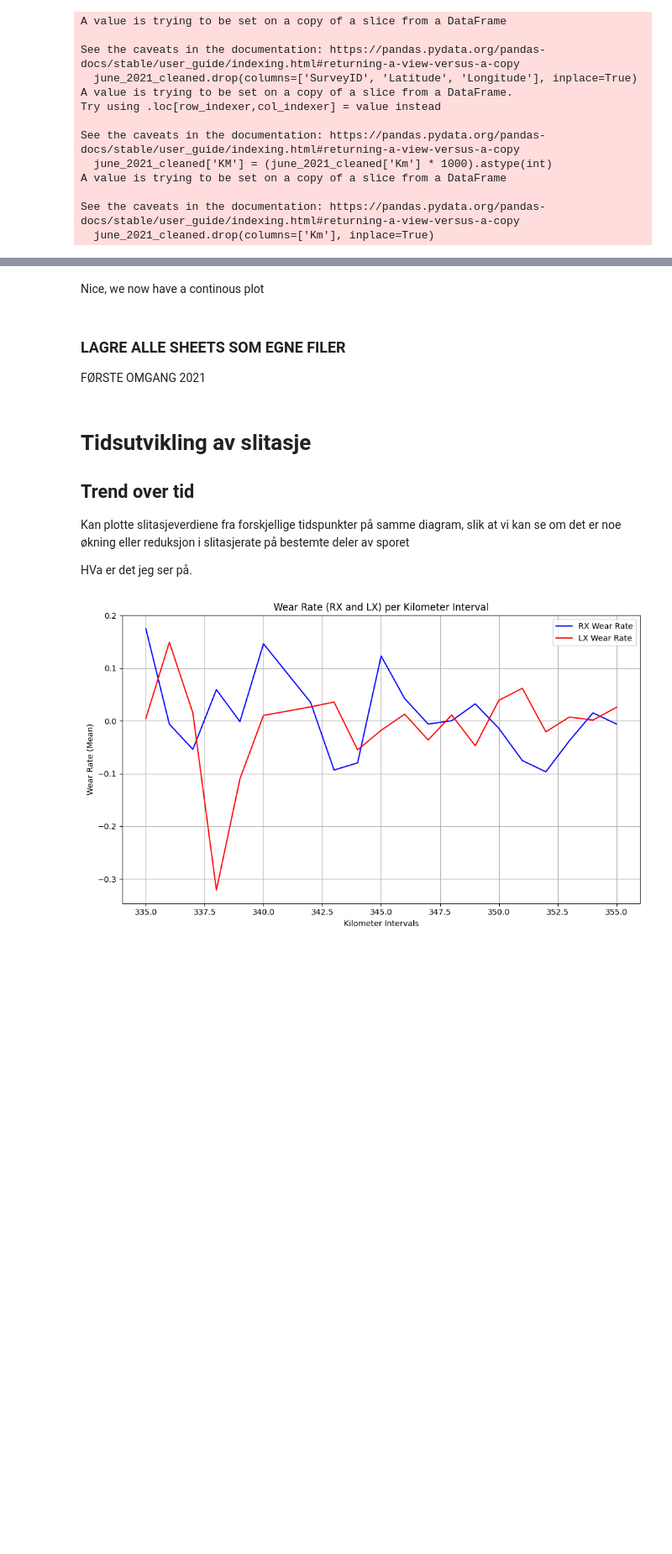
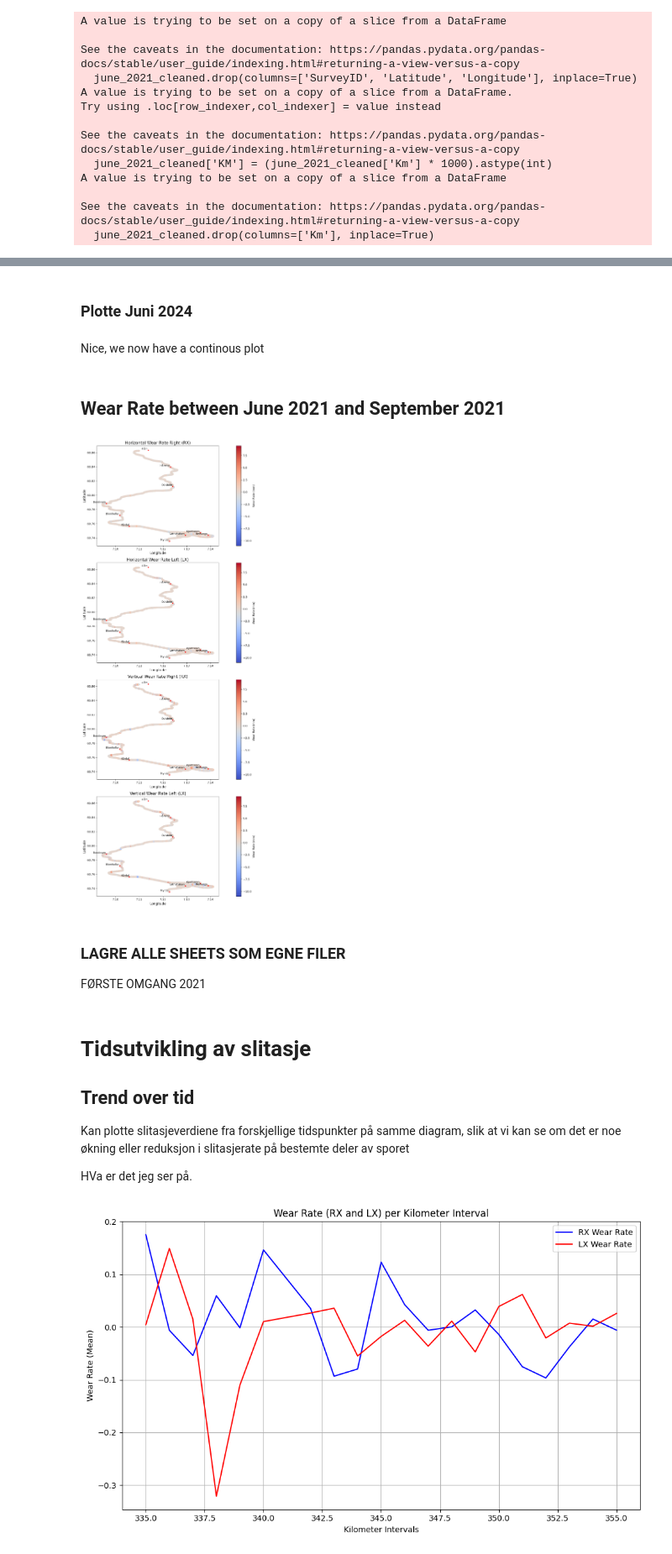
Before and after one commit to samisayeed/Prosjektoppgave_Railway, a Jupyter notebook: dataanalyse.ipynb, the cells around one changed output, grey strips where cells are left out. Shown at 84% size. Cells and saved outputs as stored; diff of their text form; code cells hidden in the pictures; blank space fills up the shorter version.

```diff
--- a/dataanalyse.ipynb
+++ b/dataanalyse.ipynb
@@ -406,0 +647,2 @@ dtype: int64
+# %% [markdown]
+### Plotte Juni 2024
@@ -407,5 +701,83 @@ dtype: int64
 # %% [markdown]
 Nice, we now have a continous plot
+# %% [markdown]
+## Wear Rate between June 2021 and September 2021
+# %%
+# Load the datasets
+june_2021 = pd.read_csv('Data/datasheets_cleaned/2021_06_03.csv')
+september_2021 = pd.read_csv('Data/datasheets_cleaned/2021_09_09.csv')
+
+# Ensure data is sorted by KM for consistency
+june_2021 = june_2021.sort_values(by='KM')
+september_2021 = september_2021.sort_values(by='KM')
+
+# Merge the datasets on KM
+merged_data = pd.merge(june_2021, september_2021, on='KM', suffixes=('_june', '_september'))
+
+# Calculate wear rate for each metric
+merged_data['RX_HorizontalWearRate'] = merged_data['RX_HorizontalWearConsumption_september'] - merged_data['RX_HorizontalWearConsumption_june']
+merged_data['LX_HorizontalWearRate'] = merged_data['LX_HorizontalWearConsumption_september'] - merged_data['LX_HorizontalWearConsumption_june']
+merged_data['RX_VerticalWearRate'] = merged_data['RX_VerticalWear_september'] - merged_data['RX_VerticalWear_june']
+merged_data['LX_VerticalWearRate'] = merged_data['LX_VerticalWear_september'] - merged_data['LX_VerticalWear_june']
+
+
+# Create a GeoDataFrame for plotting
+geometry = [Point(xy) for xy in zip(merged_data['Longitude_june'], merged_data['Latitude_june'])]
+gdf_wear_rate = gpd.GeoDataFrame(merged_data, geometry=geometry)
+
+# Create a GeoDataFrame for plotting
+geometry = [Point(xy) for xy in zip(merged_data['Longitude_june'], merged_data['Latitude_june'])]
+gdf_wear_rate = gpd.GeoDataFrame(merged_data, geometry=geometry)
+
+def plot_wear_rate_adjusted(gdf, stations_gdf, vmin, vmax, aspect_ratio=0.3):
+    fig, ax = plt.subplots(4, 1, figsize=(18, 24))
+
+    metrics = [
+        ('RX_HorizontalWearRate', 'Horizontal Wear Rate Right (RX)'),
+        ('LX_HorizontalWearRate', 'Horizontal Wear Rate Left (LX)'),
+        ('RX_VerticalWearRate', 'Vertical Wear Rate Right (RX)'),
+        ('LX_VerticalWearRate', 'Vertical Wear Rate Left (LX)')
+    ]
+
+    # Use a diverging colormap with a midpoint at 0
+    norm = mpl.colors.TwoSlopeNorm(vmin=vmin, vcenter=0, vmax=vmax)
+    sm = mpl.cm.ScalarMappable(cmap='coolwarm', norm=norm)
+
+    for i, (column, title) in enumerate(metrics):
+        gdf.plot(
+            column=column,
+            cmap='coolwarm',
+            ax=ax[i],
+            norm=norm
+        )
+        ax[i].set_title(title, fontsize=15)
+        ax[i].set_xlabel('Longitude', fontsize=12)
+        ax[i].set_ylabel('Latitude', fontsize=12)
+        ax[i].set_aspect(aspect_ratio)
+
+        # Overlay stations
+        ax[i].scatter(stations_gdf['Longitude'], stations_gdf['Latitude'], color='red', label='Stations', s=10)
+        for _, station in stations_gdf.iterrows():
+            ax[i].text(station['Longitude'], station['Latitude'], station['Stasjoner'], fontsize=9,
+                       verticalalignment='bottom', horizontalalignment='right')
+
+        # Add a custom colorbar for each subplot
+        cbar = fig.colorbar(sm, ax=ax[i], orientation='vertical', shrink=0.8)
+        cbar.set_label('Wear Rate (mm)', fontsize=12)
+
+    plt.tight_layout()
+    plt.show()
+
+
+# Use adjusted percentiles for vmin and vmax
+vmin = merged_data[['RX_HorizontalWearRate', 'LX_HorizontalWearRate',
+                    'RX_VerticalWearRate', 'LX_VerticalWearRate']].quantile(0.05).min()
+vmax = merged_data[['RX_HorizontalWearRate', 'LX_HorizontalWearRate',
+                    'RX_VerticalWearRate', 'LX_VerticalWearRate']].quantile(0.95).max()
+
+plot_wear_rate_adjusted(gdf_wear_rate, df_stations_clean, vmin, vmax)
+# %% [output]
+[figure, added]
 # %% [markdown]
 ### LAGRE ALLE SHEETS SOM EGNE FILER
 
```
Also changed, not shown: parts of 21 cells of this notebook, 4 other files.
